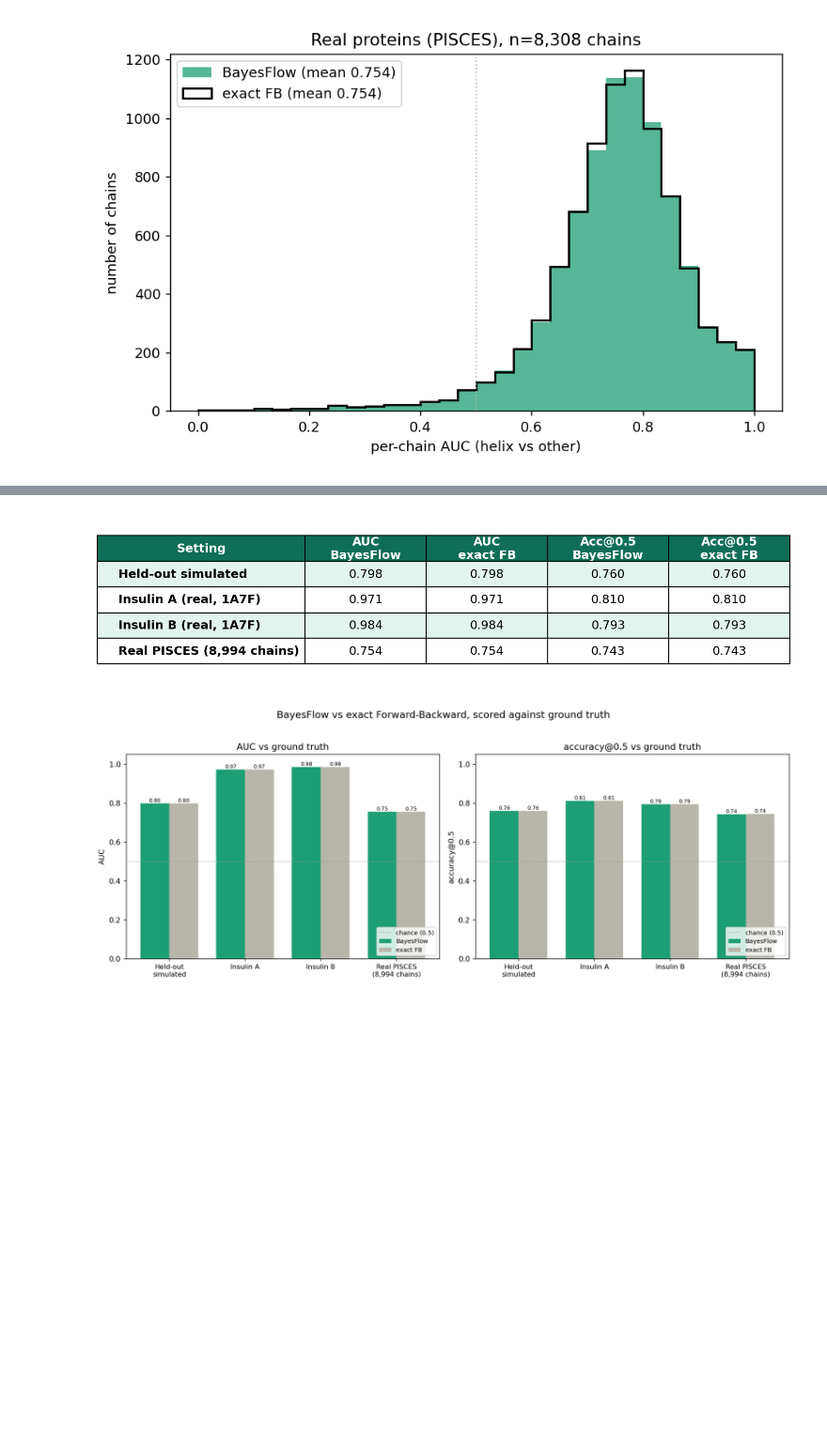
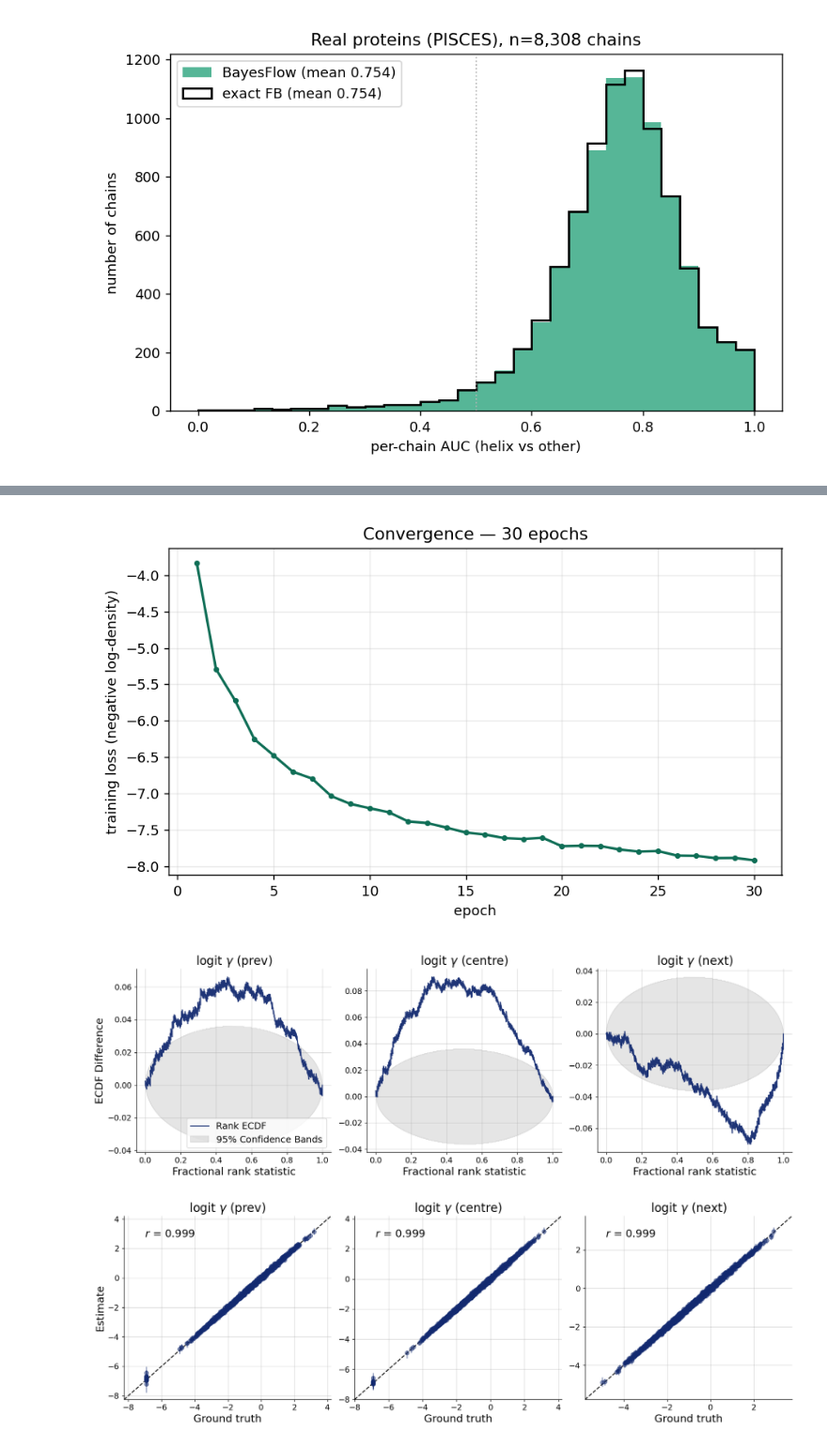
Before and after one commit to Munish0303/SBI---Protein-Based-Inference, a Jupyter notebook: SBI_pipeline.ipynb, the cells around one changed output, grey strips where cells are left out. Shown at 94% size. Drawn from its saved outputs; the diff is of its cells as text; code cells hidden in the pictures; blank space fills up the shorter version.

```diff
--- a/SBI_pipeline.ipynb
+++ b/SBI_pipeline.ipynb
@@ -233,9 +260,11 @@ equally — high on insulin's textbook helices, ~0.75 across the real proteome.
 # %%
-display(Image(filename="comparison_table.png"))
-display(Image(filename="comparison.png"))
+display(Image(filename="diag_loss.png"))
+display(Image(filename="diag_sbc_ecdf.png"))
+display(Image(filename="diag_recovery.png"))
 # %% [output]
-[figure, old version]
+[figure, new version]
-[figure, old version]
+[figure, new version]
+[figure, added]
 # %% [markdown]
 ## TL;DR
 
```
Also changed, not shown: parts of 8 cells of this notebook, 21 other files.
